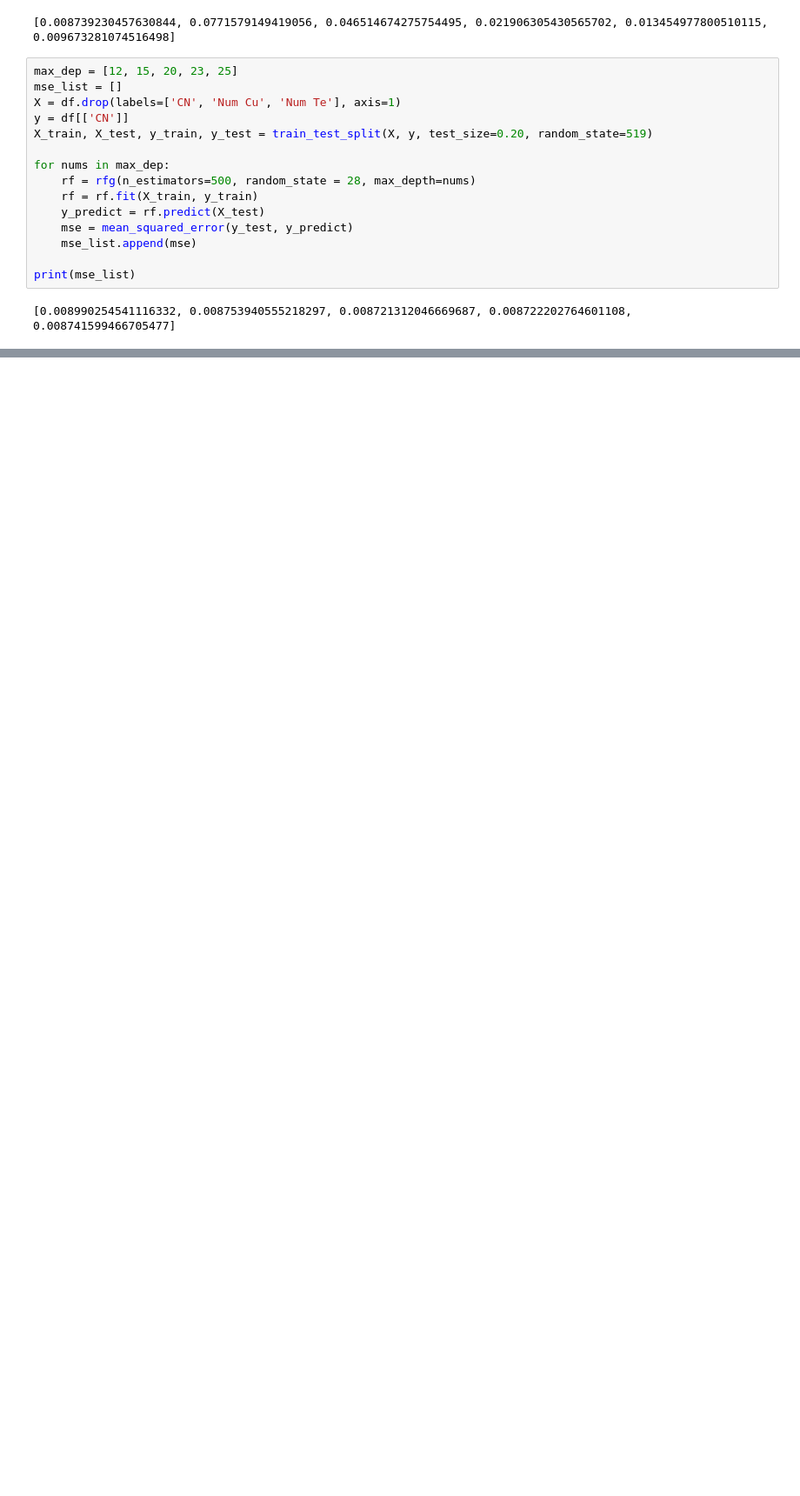
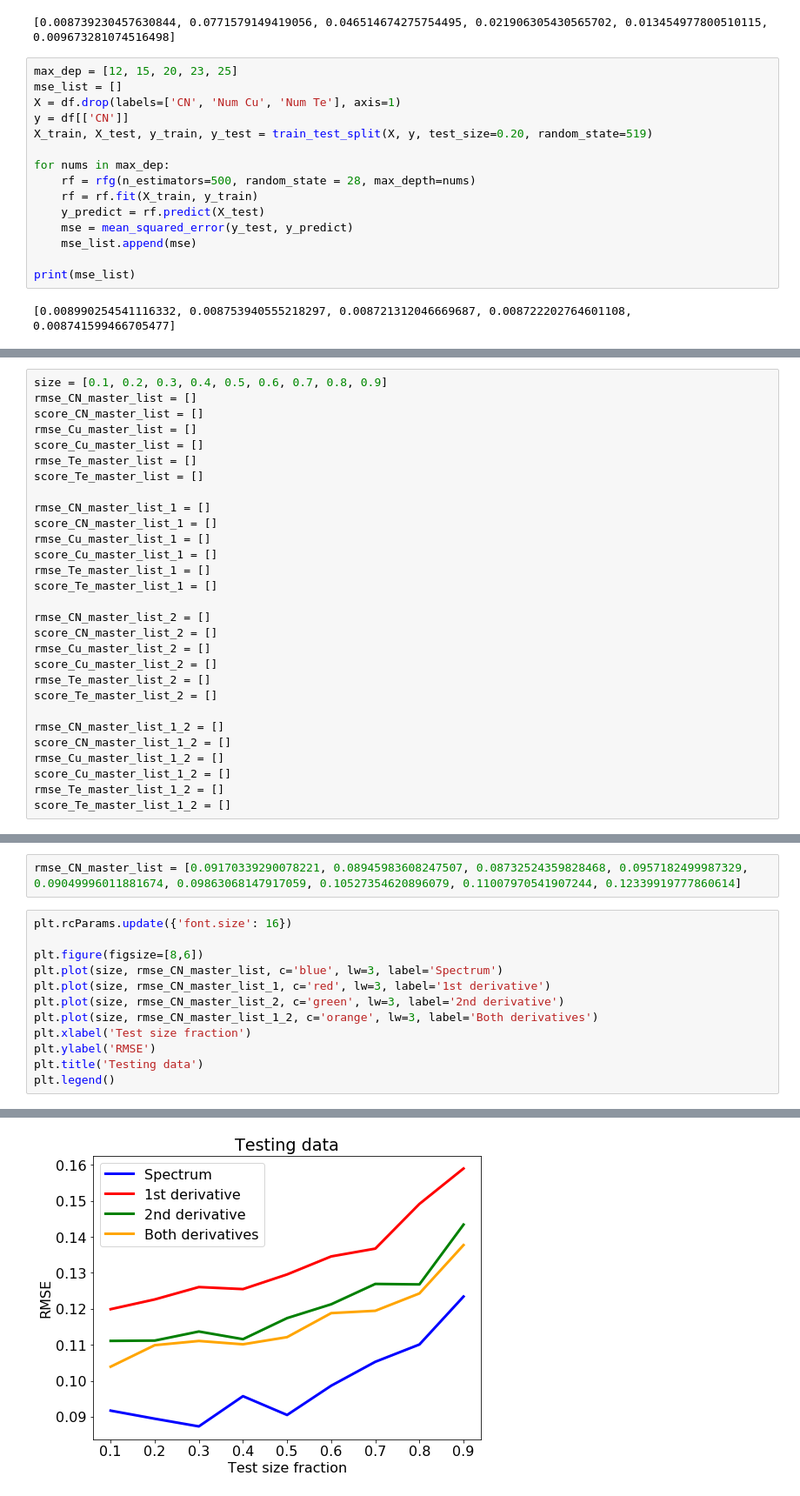
Before and after one commit to PredictXANES/XANES_Capstone, a Jupyter notebook: examples/RandomForrest_predict_CN_Cu_Te_noise_smoothed.ipynb, the cells around one changed output, grey strips where cells are left out. Shown at 87% size. Drawn from its saved outputs; the diff is of its cells as text; blank space fills up the shorter version.

```diff
--- a/examples/RandomForrest_predict_CN_Cu_Te_noise_smoothed.ipynb
+++ b/examples/RandomForrest_predict_CN_Cu_Te_noise_smoothed.ipynb
@@ -1015,0 +1096,29 @@ print(mse_list)
+# %%
+size = [0.1, 0.2, 0.3, 0.4, 0.5, 0.6, 0.7, 0.8, 0.9]
+rmse_CN_master_list = []
+score_CN_master_list = []
+rmse_Cu_master_list = []
+score_Cu_master_list = []
+rmse_Te_master_list = []
+score_Te_master_list = []
+
+rmse_CN_master_list_1 = []
+score_CN_master_list_1 = []
+rmse_Cu_master_list_1 = []
+score_Cu_master_list_1 = []
+rmse_Te_master_list_1 = []
+score_Te_master_list_1 = []
+
+rmse_CN_master_list_2 = []
+score_CN_master_list_2 = []
+rmse_Cu_master_list_2 = []
+score_Cu_master_list_2 = []
+rmse_Te_master_list_2 = []
+score_Te_master_list_2 = []
+
+rmse_CN_master_list_1_2 = []
+score_CN_master_list_1_2 = []
+rmse_Cu_master_list_1_2 = []
+score_Cu_master_list_1_2 = []
+rmse_Te_master_list_1_2 = []
+score_Te_master_list_1_2 = []
@@ -1015,0 +1208,15 @@ print(mse_list)
+# %%
+rmse_CN_master_list = [0.09170339290078221, 0.08945983608247507, 0.08732524359828468, 0.0957182499987329, 0.09049996011881674, 0.09863068147917059, 0.10527354620896079, 0.11007970541907244, 0.12339919777860614]
+# %%
+plt.rcParams.update({'font.size': 16})
+
+plt.figure(figsize=[8,6])
+plt.plot(size, rmse_CN_master_list, c='blue', lw=3, label='Spectrum')
+plt.plot(size, rmse_CN_master_list_1, c='red', lw=3, label='1st derivative')
+plt.plot(size, rmse_CN_master_list_2, c='green', lw=3, label='2nd derivative')
+plt.plot(size, rmse_CN_master_list_1_2, c='orange', lw=3, label='Both derivatives')
+plt.xlabel('Test size fraction')
+plt.ylabel('RMSE')
+plt.title('Testing data')
+plt.legend()
+# %% [output]
@@ -1015,0 +1224 @@ print(mse_list)
+[figure, added]
```
Also changed, not shown: parts of 15 cells of this notebook.
